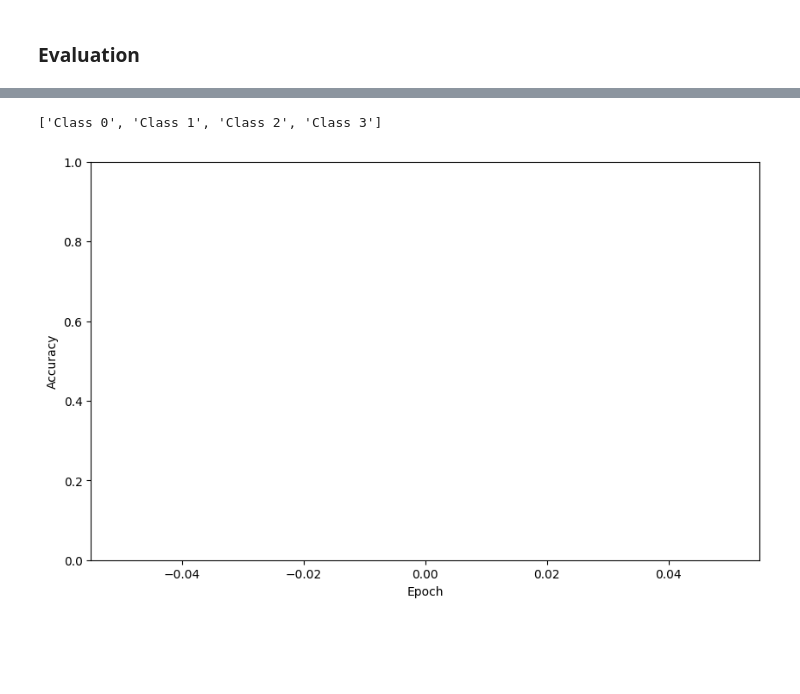
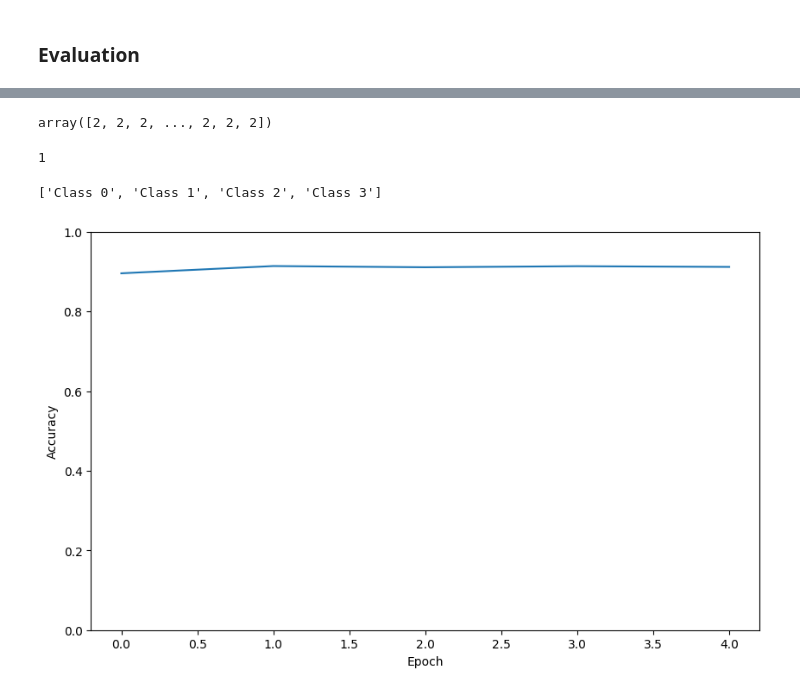
Before and after one commit to Daocuong-main/FL, a Jupyter notebook: notebook nonFL_2D.ipynb, the cells around one changed output, grey strips where cells are left out. Saved outputs shown, nothing was run; the diff lists cells and outputs as text; code cells hidden in the pictures; blank space fills up the shorter version.

```diff
--- a/notebook nonFL_2D.ipynb
+++ b/notebook nonFL_2D.ipynb
@@ -107,6 +102,9 @@ x_train = true_data.drop(['Label'], axis=1).to_numpy()
 # %%
-x_train = x_train.reshape(-1,20,NUM_FEATURE,1)
-x_test = x_test.reshape(-1,20,NUM_FEATURE,1)
+x_train = x_train.reshape(-1,20,NUM_FEATURE)
+x_test = x_test.reshape(-1,20,NUM_FEATURE)
+# %%
+x_train = np.expand_dims(x_train, -1)
+x_test  = np.expand_dims(x_test, -1)
 # %%
 x_test.shape
 # %% [output]
@@ -154,7 +147,7 @@ To enable them in other operations, rebuild TensorFlow with the appropriate comp
 # %%
 model.compile(optimizer=tf.keras.optimizers.Adam(
     learning_rate=client_lr), loss=tf.keras.losses.SparseCategoricalCrossentropy(),
-    metrics=[tf.keras.metrics.SparseCategoricalAccuracy()])
+    metrics=['accuracy'])
 start = time()
 history = model.fit(x_train, train_label, epochs=NUM_ROUNDS, batch_size=BATCH_SIZE,use_multiprocessing=True,shuffle=False)
 end = time() - start
@@ -169,7 +171,7 @@ Time: 0 hours 5 mins 26 seconds
 # %% [markdown]
 ### Evaluation
 # %%
-best_model_accuracy = history.history['sparse_categorical_accuracy'][np.argmin(history.history['loss'])]
+best_model_accuracy = history.history['accuracy'][np.argmin(history.history['loss'])]
 # %%
 _, test_acc = model.evaluate(x_test, flow_label, verbose=2, batch_size=BATCH_SIZE,use_multiprocessing=True)
 # %% [output]
@@ -206,5 +206,13 @@ predictions = model.predict(x_test,verbose=2,use_multiprocessing=True,batch_size
 # %%
 flow_pred = np.argmax(predictions, axis=-1)
+# %%
+flow_pred
+# %% [output]
+array([2, 2, 2, ..., 2, 2, 2])
+# %%
+flow_label[0]
+# %% [output]
+1
 # %%
 from sklearn.metrics import confusion_matrix
 from sklearn.metrics import accuracy_score, precision_score, recall_score, f1_score
@@ -252,10 +260,10 @@ with open(output_dir/'metrics.txt', 'w') as f:
 ['Class 0', 'Class 1', 'Class 2', 'Class 3']
 # %%
 fig = plt.figure(figsize=(10, 6))
-plt.plot(history.history['sparse_categorical_accuracy'], label='accuracy')
+plt.plot(history.history['accuracy'], label='accuracy')
 plt.xlabel('Epoch')
 plt.ylabel('Accuracy')
 plt.ylim([0,1])
 plt.savefig(output_dir / "normal_model_Accuracy.png")
 # %% [output]
-[figure, old version]
+[figure, new version]
```
Also changed, not shown: parts of 9 cells of this notebook, 5 other files.
